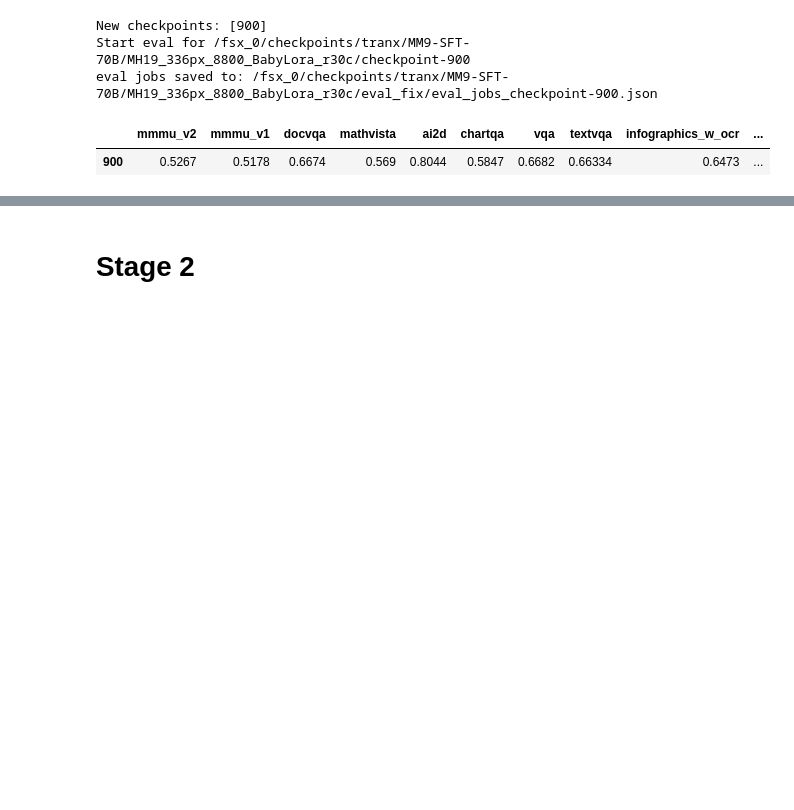
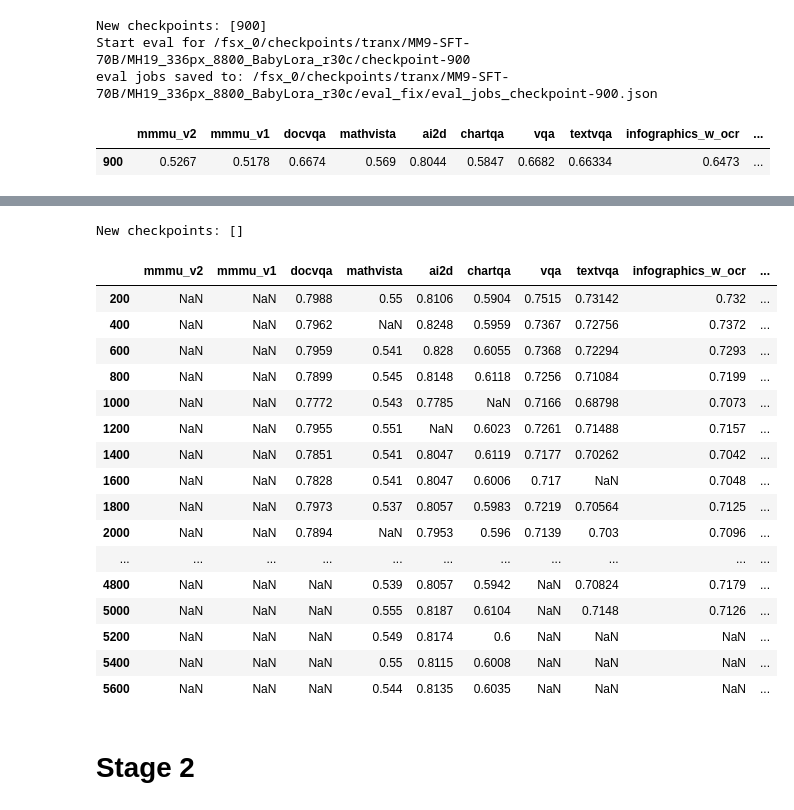
Before and after one commit to harrytranx/experiments, a Jupyter notebook: eval_sft.ipynb, the cells around one changed output, grey strips where cells are left out. Saved outputs shown, nothing was run; the diff lists cells and outputs as text; code cells hidden in the pictures; blank space fills up the shorter version.

```diff
--- a/eval_sft.ipynb
+++ b/eval_sft.ipynb
@@ -499,3 +523,27 @@ eval_helper.get_eval_scores_all(OUTPUT_SFT4, [900], eval_plan="eval_fix")
+# %%
+ev.run_eval_sweep(OUTPUT_SFT10, checkpoint_interval=200, update_if_exists=False)
+# %% [output]
+New checkpoints: []
+# %%
+ev.get_scores(OUTPUT_SFT10)
+# %% [output]
+|  | mmmu_v2 | mmmu_v1 | docvqa | mathvista | ai2d | chartqa | vqa | textvqa | infographics_w_ocr | ... |
+| 200 | NaN | NaN | 0.7988 | 0.55 | 0.8106 | 0.5904 | 0.7515 | 0.73142 | 0.732 | ... |
+| 400 | NaN | NaN | 0.7962 | NaN | 0.8248 | 0.5959 | 0.7367 | 0.72756 | 0.7372 | ... |
+| 600 | NaN | NaN | 0.7959 | 0.541 | 0.828 | 0.6055 | 0.7368 | 0.72294 | 0.7293 | ... |
+| 800 | NaN | NaN | 0.7899 | 0.545 | 0.8148 | 0.6118 | 0.7256 | 0.71084 | 0.7199 | ... |
+| 1000 | NaN | NaN | 0.7772 | 0.543 | 0.7785 | NaN | 0.7166 | 0.68798 | 0.7073 | ... |
+| 1200 | NaN | NaN | 0.7955 | 0.551 | NaN | 0.6023 | 0.7261 | 0.71488 | 0.7157 | ... |
+| 1400 | NaN | NaN | 0.7851 | 0.541 | 0.8047 | 0.6119 | 0.7177 | 0.70262 | 0.7042 | ... |
+| 1600 | NaN | NaN | 0.7828 | 0.541 | 0.8047 | 0.6006 | 0.717 | NaN | 0.7048 | ... |
+| 1800 | NaN | NaN | 0.7973 | 0.537 | 0.8057 | 0.5983 | 0.7219 | 0.70564 | 0.7125 | ... |
+| 2000 | NaN | NaN | 0.7894 | NaN | 0.7953 | 0.596 | 0.7139 | 0.703 | 0.7096 | ... |
+| ... | ... | ... | ... | ... | ... | ... | ... | ... | ... | ... |
+| 4800 | NaN | NaN | NaN | 0.539 | 0.8057 | 0.5942 | NaN | 0.70824 | 0.7179 | ... |
+| 5000 | NaN | NaN | NaN | 0.555 | 0.8187 | 0.6104 | NaN | 0.7148 | 0.7126 | ... |
+| 5200 | NaN | NaN | NaN | 0.549 | 0.8174 | 0.6 | NaN | NaN | NaN | ... |
+| 5400 | NaN | NaN | NaN | 0.55 | 0.8115 | 0.6008 | NaN | NaN | NaN | ... |
+| 5600 | NaN | NaN | NaN | 0.544 | 0.8135 | 0.6035 | NaN | NaN | NaN | ... |
 # %% [markdown]
 # Stage 2
 # %%
```
Also changed, not shown: parts of 9 cells of this notebook, 4 other files.
